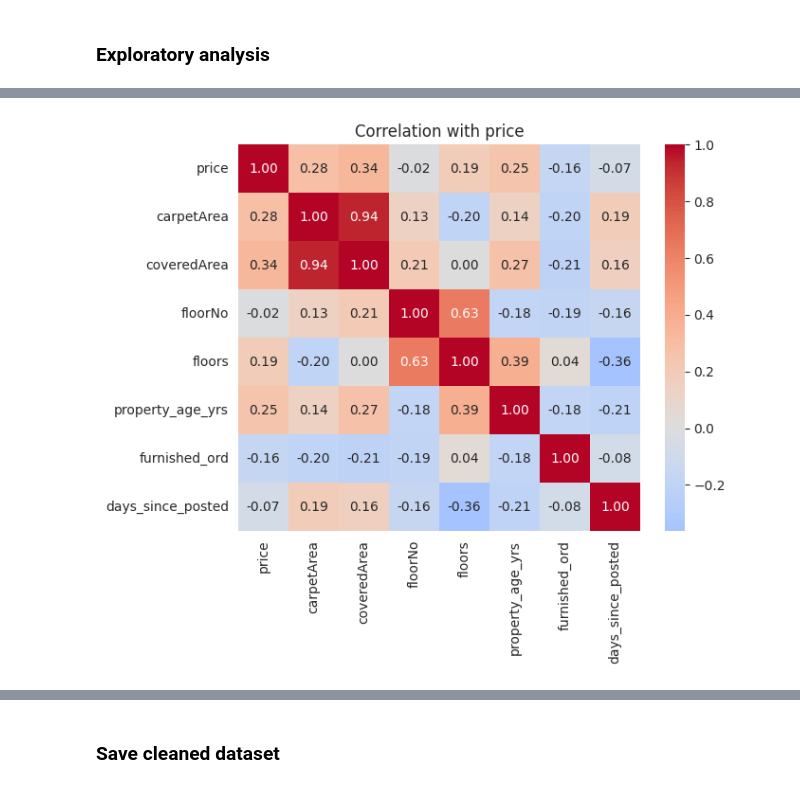
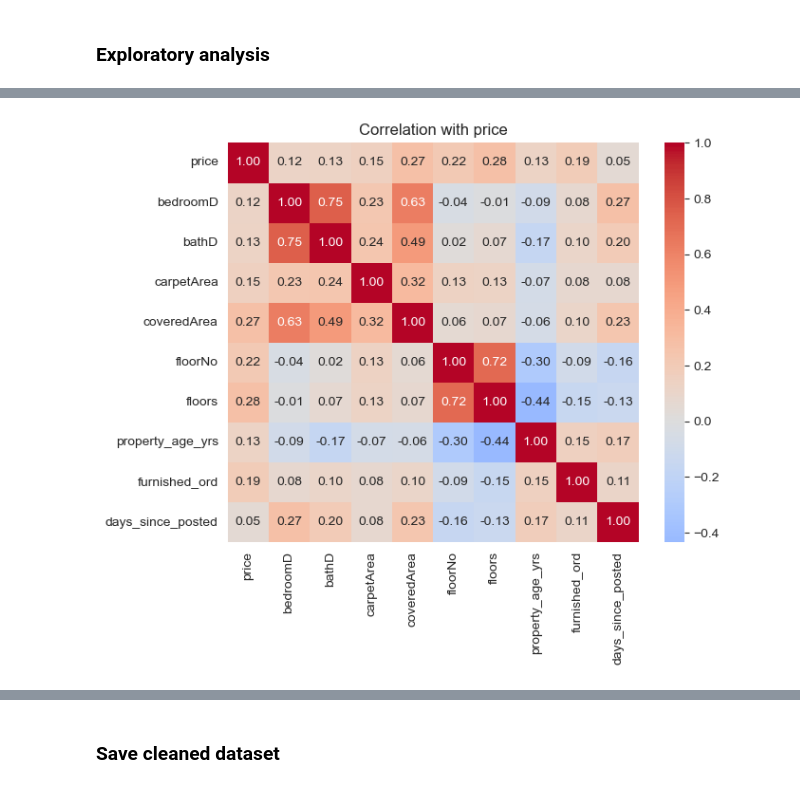
Before and after one commit to Mubashirr101/real-estate-tracker, a Jupyter notebook: scripts/eda2.ipynb, the cells around one changed output, grey strips where cells are left out. Saved outputs shown, nothing was run; the diff lists cells and outputs as text; code cells hidden in the pictures.

```diff
--- a/scripts/eda2.ipynb
+++ b/scripts/eda2.ipynb
@@ -14,4 +14,4 @@ pwd()
 # %%
-data = pd.read_csv("magicbricks_mumbai_20260814_161732.csv")
+data = pd.read_csv(r"..\data\csv\magicbricks_mumbai_20260823_102237.csv")
 data.head()
 # %% [output]
@@ -200,12 +203,14 @@ df[['floorNo', 'ecd', 'postDateT', 'latitude', 'longitude']].head()
 # acD is a bucketed string like '10 to 15 years' -> map to a numeric midpoint
 # so it can actually be used as a feature/plotted against price
 age_map = {
+    'New Construction': 0,
     '0 to 1 years': 0.5,
+    'Less than 5 years' : 3,
     '1 to 5 years': 3,
     '5 to 10 years': 7.5,
     '10 to 15 years': 12.5,
     '15 to 20 years': 17.5,
-    '20+ years': 25,
+    'Above 20 years': 25,
 }
 df['property_age_yrs'] = df['acD'].map(age_map)
 df[['acD', 'property_age_yrs']].drop_duplicates()
@@ -219,0 +226,5 @@ df[['acD', 'property_age_yrs']].drop_duplicates()
+# %%
+print(df['bedroomD'].unique())
+df['bedroomD'] = df['bedroomD'].replace({'> 10':10})
+df['bedroomD'] = pd.to_numeric(df['bedroomD'], errors='coerce')
+print(df['bedroomD'].unique())
@@ -219,0 +234,5 @@ df[['acD', 'property_age_yrs']].drop_duplicates()
+# %%
+print(df['bathD'].unique())
+df['bathD'] = df['bathD'].replace({'> 10':10})
+df['bathD'] = pd.to_numeric(df['bathD'], errors='coerce')
+print(df['bathD'].unique())
@@ -334,15 +362,15 @@ Mahada Colony Andheri West  1040000.0      1
 # %%
-numeric_cols = ['price', 'carpetArea', 'coveredArea', 'floorNo', 'floors',
+numeric_cols = ['price', 'bedroomD','bathD','carpetArea', 'coveredArea', 'floorNo', 'floors',
                  'property_age_yrs', 'furnished_ord', 'days_since_posted']
 corr = df[numeric_cols].corr()
 
 fig, ax = plt.subplots(figsize=(7, 6))
 sns.heatmap(corr, annot=True, fmt='.2f', cmap='coolwarm', center=0, ax=ax)
 ax.set_title('Correlation with price')
 plt.tight_layout()
 plt.show()
 # %% [output]
-[figure, old version]
+[figure, new version]
 # %% [markdown]
 ### Reality check before modeling
 
```
Also changed, not shown: parts of 23 cells of this notebook, 13 other files.
